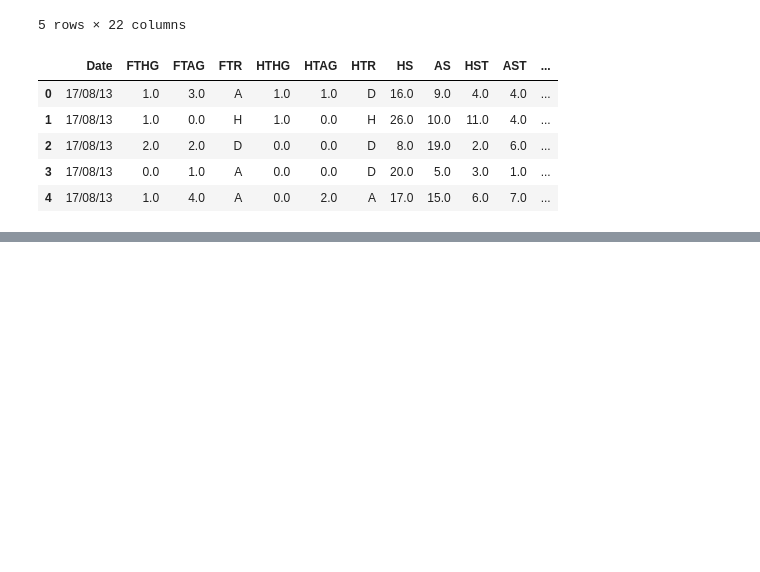
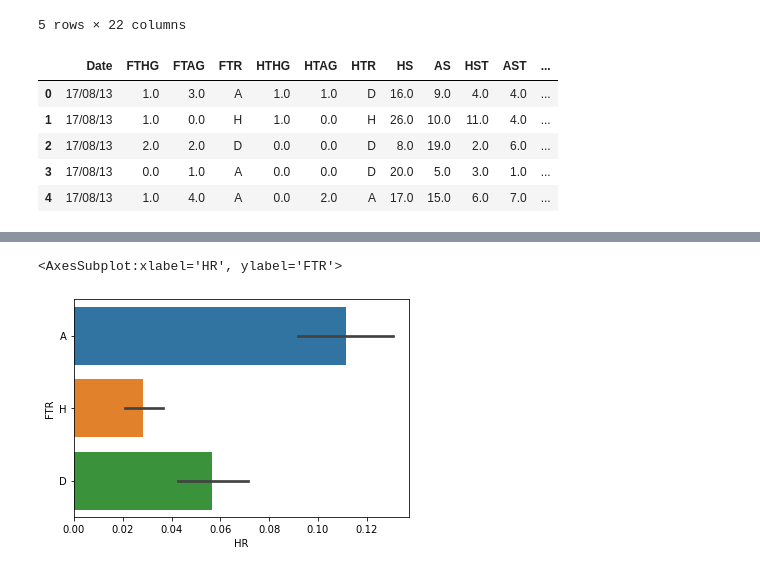
Before and after one commit to skvarnaj/Soccer-Predictor, a Jupyter notebook: exploration.ipynb, the cells around one changed output, grey strips where cells are left out. Cells and saved outputs as stored; diff of their text form; code cells hidden in the pictures; blank space fills up the shorter version.

```diff
--- a/exploration.ipynb
+++ b/exploration.ipynb
@@ -138,0 +155,5 @@ epl.head()
+# %%
+sns.barplot(y = 'FTR', x = 'HR', data = epl)
+# %% [output]
+<AxesSubplot:xlabel='HR', ylabel='FTR'>
+[figure, added]
```
Also changed, not shown: parts of 8 cells of this notebook.
